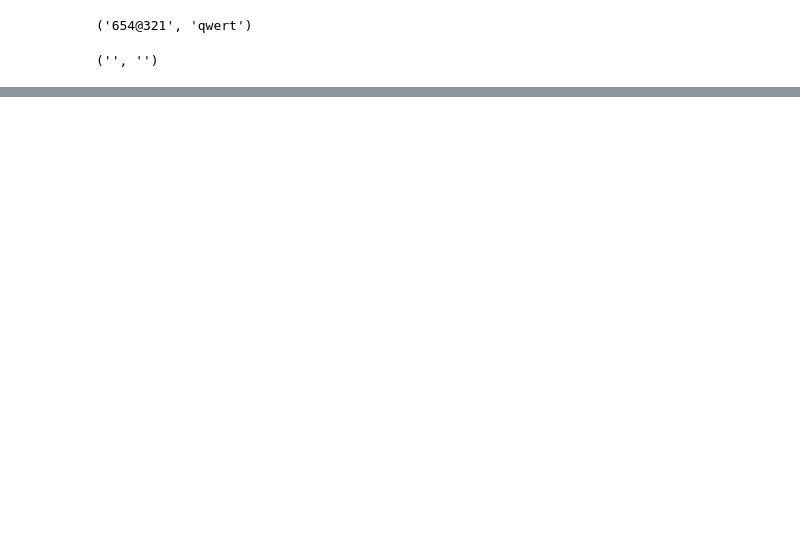
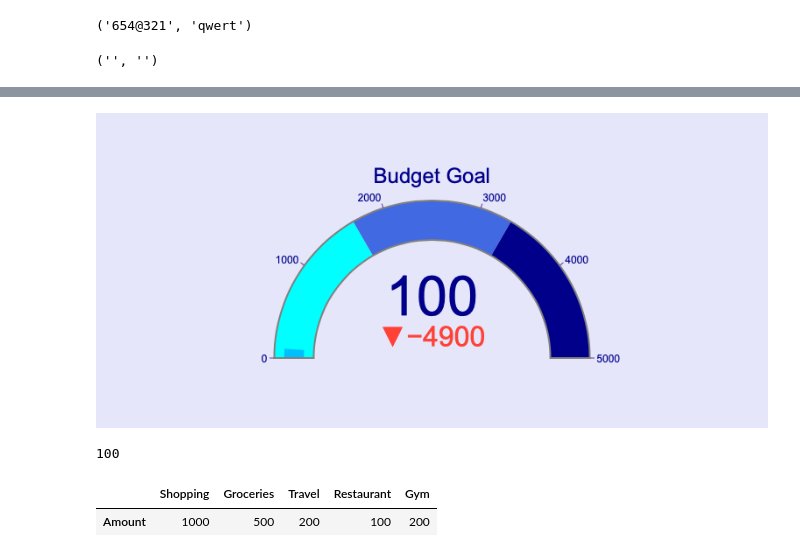
Before and after one commit to Saisree-123/DATA533-LAB4, a Jupyter notebook: test.ipynb, the cells around one changed output, grey strips where cells are left out. Saved outputs shown, nothing was run; the diff lists cells and outputs as text; code cells hidden in the pictures; blank space fills up the shorter version.

```diff
--- a/test.ipynb
+++ b/test.ipynb
@@ -69,0 +78,6 @@ userid: zxc@vbn password: asd@qwe
+# %%
+# withdraw money from the savings
+fr1.withdraw_amount(200)
+# %% [output]
+[figure, added]
+100
@@ -69,0 +89,6 @@ userid: zxc@vbn password: asd@qwe
+# %%
+# average montly expenditure
+b1.user_expenditure_data()
+# %% [output]
+|  | Shopping | Groceries | Travel | Restaurant | Gym |
+| Amount | 1000 | 500 | 200 | 100 | 200 |
```
Also changed, not shown: parts of 28 cells of this notebook, 7 other files.
